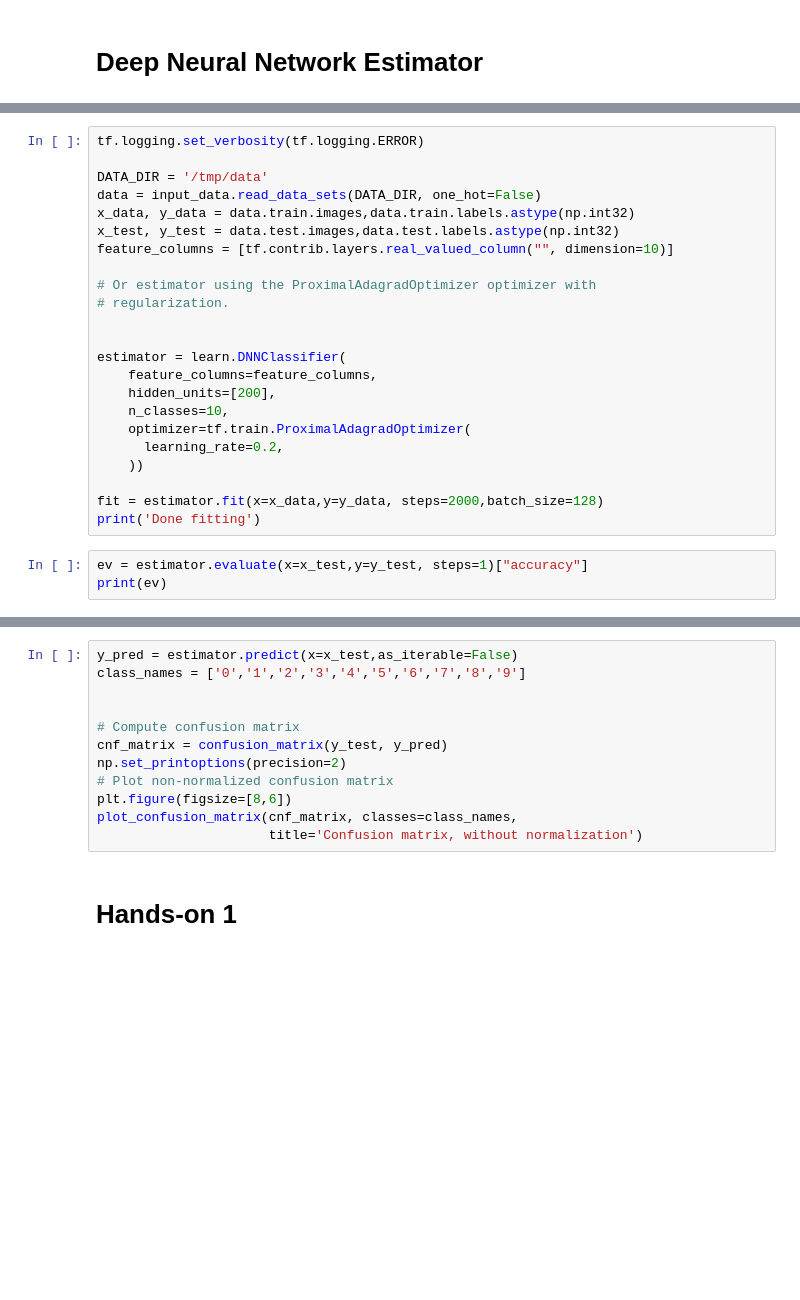
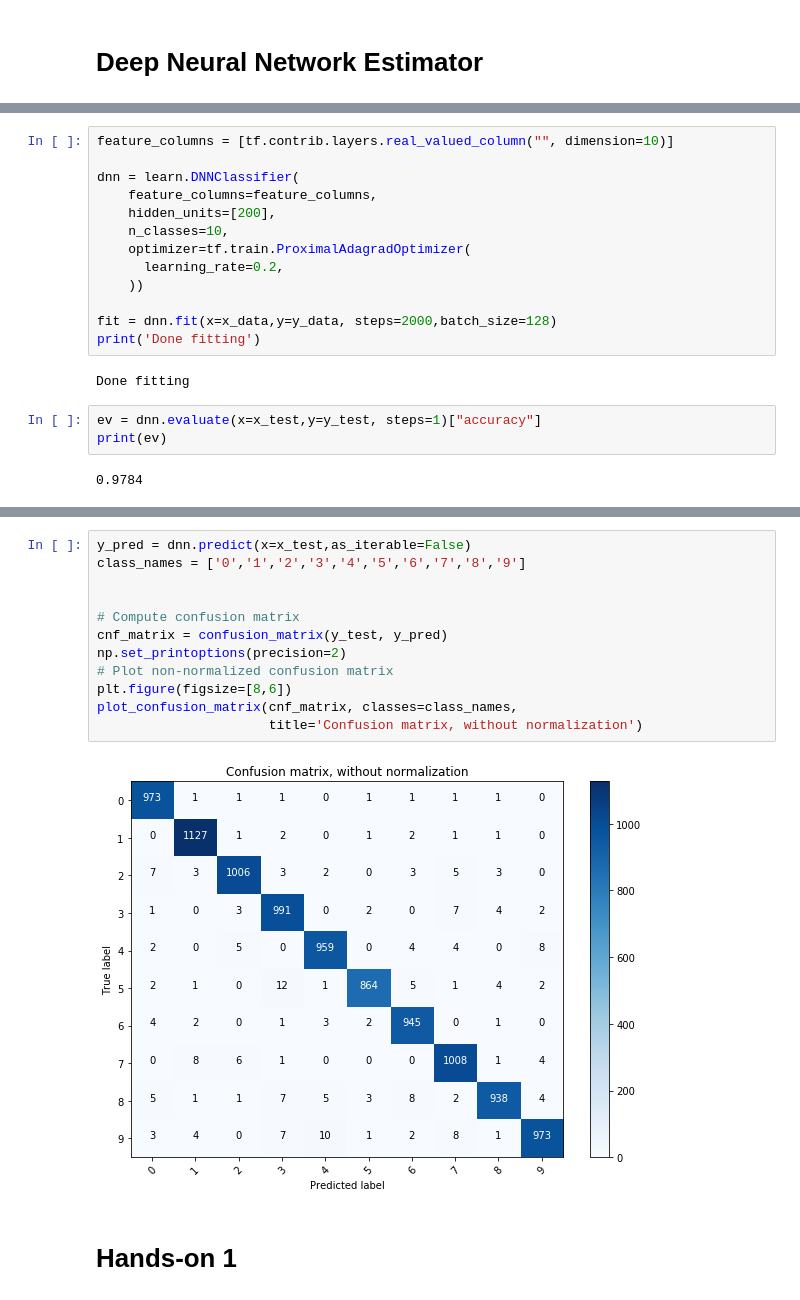
Before and after one commit to Hezi-Resheff/Oreilly-OSCON2017-Learning-TensorFlow, a Jupyter notebook: notebooks/Abstractions.ipynb, the cells around one changed output, grey strips where cells are left out. Saved outputs shown, nothing was run; the diff lists cells and outputs as text; blank space fills up the shorter version.

```diff
--- a/notebooks/Abstractions.ipynb
+++ b/notebooks/Abstractions.ipynb
@@ -70,17 +115,7 @@ model.predict()
 # %%
-tf.logging.set_verbosity(tf.logging.ERROR)
-
-DATA_DIR = '/tmp/data'
-data = input_data.read_data_sets(DATA_DIR, one_hot=False)
-x_data, y_data = data.train.images,data.train.labels.astype(np.int32)
-x_test, y_test = data.test.images,data.test.labels.astype(np.int32)
 feature_columns = [tf.contrib.layers.real_valued_column("", dimension=10)]
 
-# Or estimator using the ProximalAdagradOptimizer optimizer with
-# regularization.
-
-
-estimator = learn.DNNClassifier(
+dnn = learn.DNNClassifier(
     feature_columns=feature_columns,
     hidden_units=[200],
     n_classes=10,
@@ -88,28 +123,34 @@ estimator = learn.DNNClassifier(
       learning_rate=0.2,
     ))
 
-fit = estimator.fit(x=x_data,y=y_data, steps=2000,batch_size=128)
+fit = dnn.fit(x=x_data,y=y_data, steps=2000,batch_size=128)
 print('Done fitting')
+# %% [output]
+Done fitting
 # %%
-ev = estimator.evaluate(x=x_test,y=y_test, steps=1)["accuracy"]
+ev = dnn.evaluate(x=x_test,y=y_test, steps=1)["accuracy"]
 print(ev)
+# %% [output]
+0.9784
 # %% [markdown]
  <tr>
     <td> <img src="./img/mnist-digits-small.png"  width="400"/> </td>
     <td> <img src="./img/acc_vs_n_units.png"  width="600"/> </td>
     </tr>
 # %%
-y_pred = estimator.predict(x=x_test,as_iterable=False)
+y_pred = dnn.predict(x=x_test,as_iterable=False)
 class_names = ['0','1','2','3','4','5','6','7','8','9']
 
 
 # Compute confusion matrix
 cnf_matrix = confusion_matrix(y_test, y_pred)
 np.set_printoptions(precision=2)
 # Plot non-normalized confusion matrix
 plt.figure(figsize=[8,6])
 plot_confusion_matrix(cnf_matrix, classes=class_names,
                       title='Confusion matrix, without normalization')
+# %% [output]
+[figure, added]
 # %% [markdown]
 # Hands-on 1
 # %%
```
Also changed, not shown: parts of 25 cells of this notebook.
